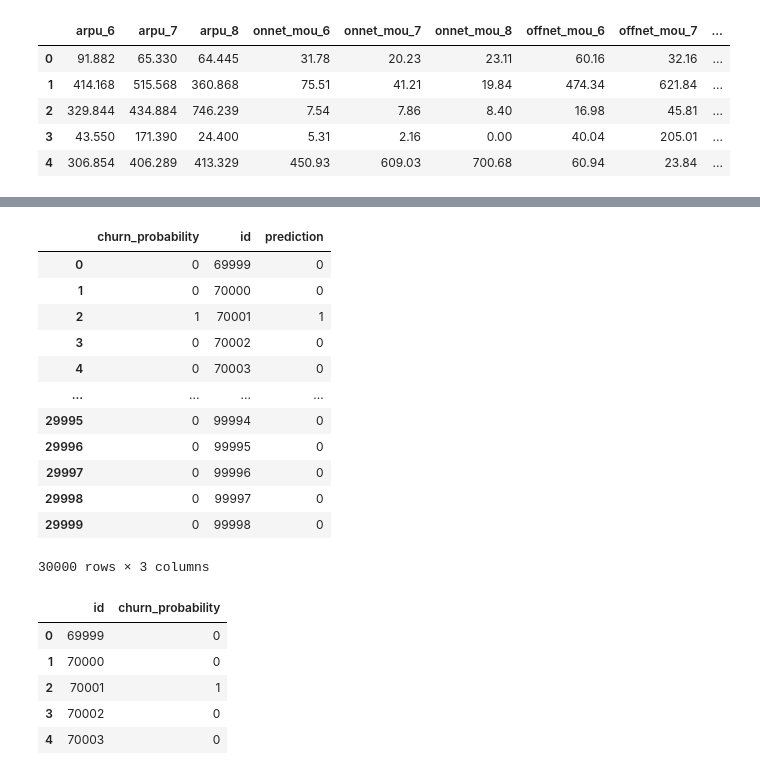
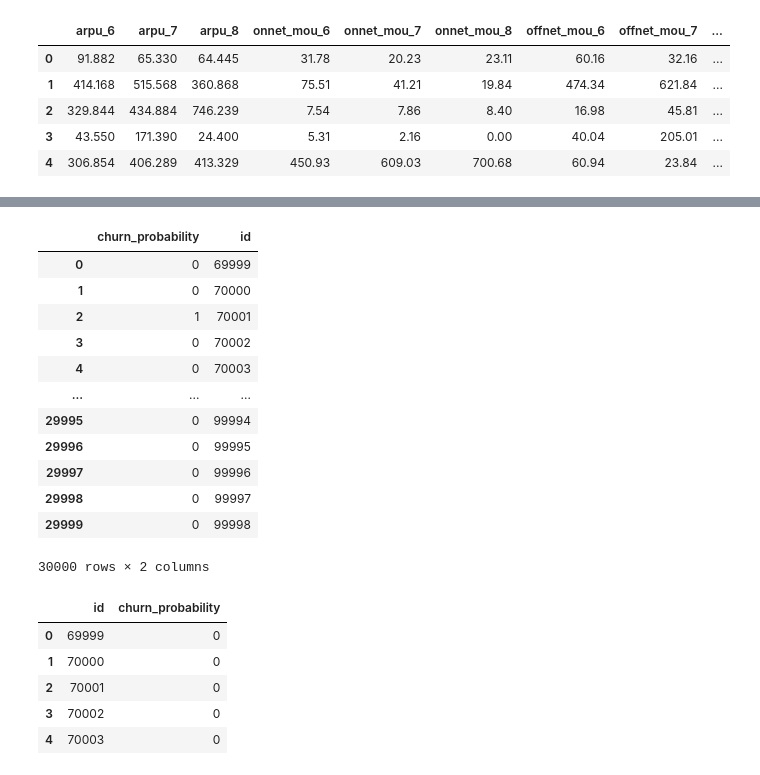
Before and after one commit to rohit-agg/TelecomChurnCaseStudy, a Jupyter notebook: Rohit_Aggarwal.ipynb, the cells around one changed output, grey strips where cells are left out. Saved outputs shown, nothing was run; the diff lists cells and outputs as text; code cells hidden in the pictures.

Commit message:
Latest code file and submission files

```diff
--- a/Rohit_Aggarwal.ipynb
+++ b/Rohit_Aggarwal.ipynb
@@ -714,0 +1005,6 @@ Recall score =  0.68
+# %%
+# Print the best score, parameters and model obtained from random search
+print("Best Score =", random_search_xgb.best_score_)
+print("Best Parameters =", random_search_xgb.best_params_)
+xg_boost = random_search_xgb.best_estimator_
+xg_boost
@@ -721,11 +1188,11 @@ Recall score =  0.68
 # %% [markdown]
 # Model Selection
 # %%
-final_model = grid_search.best_estimator_
+final_model = xg_boost
 # %% [markdown]
 # Evaluation and Prediction
 # %%
-test_data = test_data.fillna(0)
+test_data = fill_data(test_data)
 test_data
 # %% [output]
 |  | id | circle_id | loc_og_t2o_mou | std_og_t2o_mou | loc_ic_t2o_mou | last_date_of_month_6 | ... |
@@ -741,3 +1208,6 @@ test_data
 | 29998 | 99997 | 109 | 0.0 | 0.0 | 0.0 | 6/30/2014 | ... |
 | 29999 | 99998 | 109 | 0.0 | 0.0 | 0.0 | 6/30/2014 | ... |
 30000 rows × 171 columns
+# %%
+test_data = create_and_modify_columns(test_data)
+test_data
@@ -770,32 +1279,30 @@ X_test_data.head()
 # %%
 # Prepare dataframe containing actual churn and churn prediction obtained from the model
 y_test_data_pred = final_model.predict(X_test_data)
-y_test_data_pred = pd.DataFrame({ 'churn_probability': y_test_data_pred })
-y_test_data_pred['id'] = test_data.id
-y_test_data_pred['prediction'] = y_test_data_pred.churn_probability.map(lambda prob: 1 if prob > 0.5 else 0)
+y_test_data_pred = pd.DataFrame({ 'churn_probability': y_test_data_pred, 'id': test_data.id })
 y_test_data_pred
 # %% [output]
-|  | churn_probability | id | prediction |
-| 0 | 0 | 69999 | 0 |
-| 1 | 0 | 70000 | 0 |
-| 2 | 1 | 70001 | 1 |
-| 3 | 0 | 70002 | 0 |
-| 4 | 0 | 70003 | 0 |
-| ... | ... | ... | ... |
-| 29995 | 0 | 99994 | 0 |
-| 29996 | 0 | 99995 | 0 |
-| 29997 | 0 | 99996 | 0 |
-| 29998 | 0 | 99997 | 0 |
-| 29999 | 0 | 99998 | 0 |
+|  | churn_probability | id |
+| 0 | 0 | 69999 |
+| 1 | 0 | 70000 |
+| 2 | 1 | 70001 |
+| 3 | 0 | 70002 |
+| 4 | 0 | 70003 |
+| ... | ... | ... |
+| 29995 | 0 | 99994 |
+| 29996 | 0 | 99995 |
+| 29997 | 0 | 99996 |
+| 29998 | 0 | 99997 |
+| 29999 | 0 | 99998 |
-30000 rows × 3 columns
+30000 rows × 2 columns
 # %%
 output = y_test_data_pred[['id','churn_probability']]
-output.to_csv('results/submission_grid_search_random_forest.csv',index=False)
+output.to_csv('results/pca_random_forest_09122024.csv',index=False)
 output.head()
 # %% [output]
 |  | id | churn_probability |
 | 0 | 69999 | 0 |
 | 1 | 70000 | 0 |
-| 2 | 70001 | 1 |
+| 2 | 70001 | 0 |
 | 3 | 70002 | 0 |
 | 4 | 70003 | 0 |
```
Also changed, not shown: parts of 52 cells of this notebook, 10 other files.
